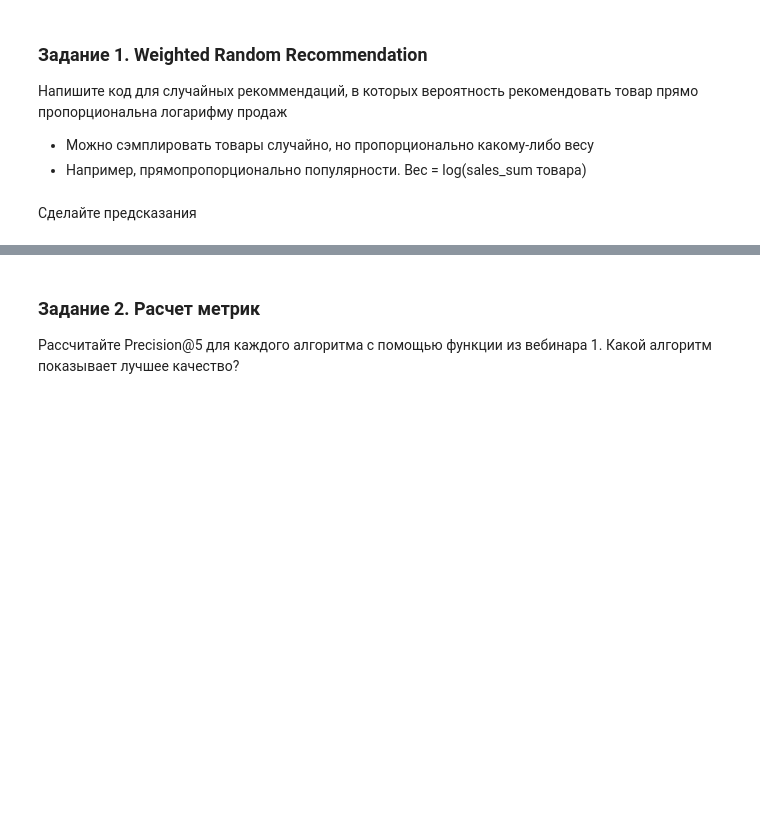
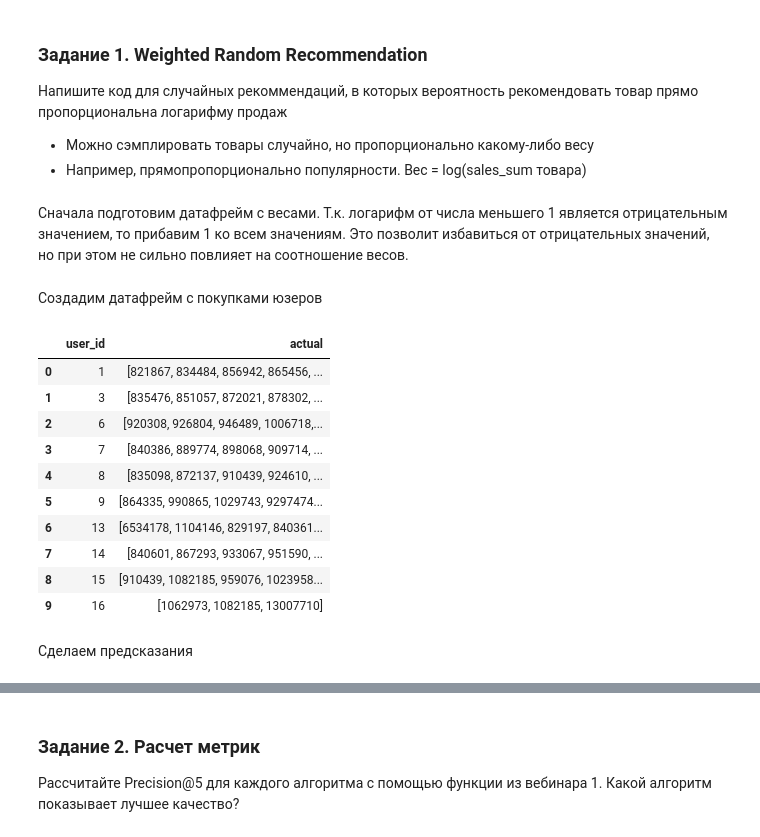
Before and after one commit to SemenovR/GB_RecommenderSystems, a Jupyter notebook: lesson_2/lesson_2.ipynb, the cells around one changed output, grey strips where cells are left out. Saved outputs shown, nothing was run; the diff lists cells and outputs as text; code cells hidden in the pictures; blank space fills up the shorter version.

```diff
--- a/lesson_2/lesson_2.ipynb
+++ b/lesson_2/lesson_2.ipynb
@@ -49,0 +47,2 @@ def weighted_random_recommendation(items_weights, n=5):
+# %% [markdown]
+Сначала подготовим датафрейм с весами. Т.к. логарифм от числа меньшего 1 является отрицательным значением, то прибавим 1 ко всем значениям. Это позволит избавиться от отрицательных значений, но при этом не сильно повлияет на соотношение весов.
@@ -50,2 +73,20 @@ def weighted_random_recommendation(items_weights, n=5):
+# %% [markdown]
+Создадим датафрейм с покупками юзеров
+# %%
+result = data_test.groupby('user_id')['item_id'].unique().reset_index()
+result.columns=['user_id', 'actual']
+result.head(10)
+# %% [output]
+|  | user_id | actual |
+| 0 | 1 | [821867, 834484, 856942, 865456, ... |
+| 1 | 3 | [835476, 851057, 872021, 878302, ... |
+| 2 | 6 | [920308, 926804, 946489, 1006718,... |
+| 3 | 7 | [840386, 889774, 898068, 909714, ... |
+| 4 | 8 | [835098, 872137, 910439, 924610, ... |
+| 5 | 9 | [864335, 990865, 1029743, 9297474... |
+| 6 | 13 | [6534178, 1104146, 829197, 840361... |
+| 7 | 14 | [840601, 867293, 933067, 951590, ... |
+| 8 | 15 | [910439, 1082185, 959076, 1023958... |
+| 9 | 16 | [1062973, 1082185, 13007710] |
 # %% [markdown]
-Сделайте предсказания
+Сделаем предсказания
```
Also changed, not shown: parts of 59 cells of this notebook, 2 other files.
